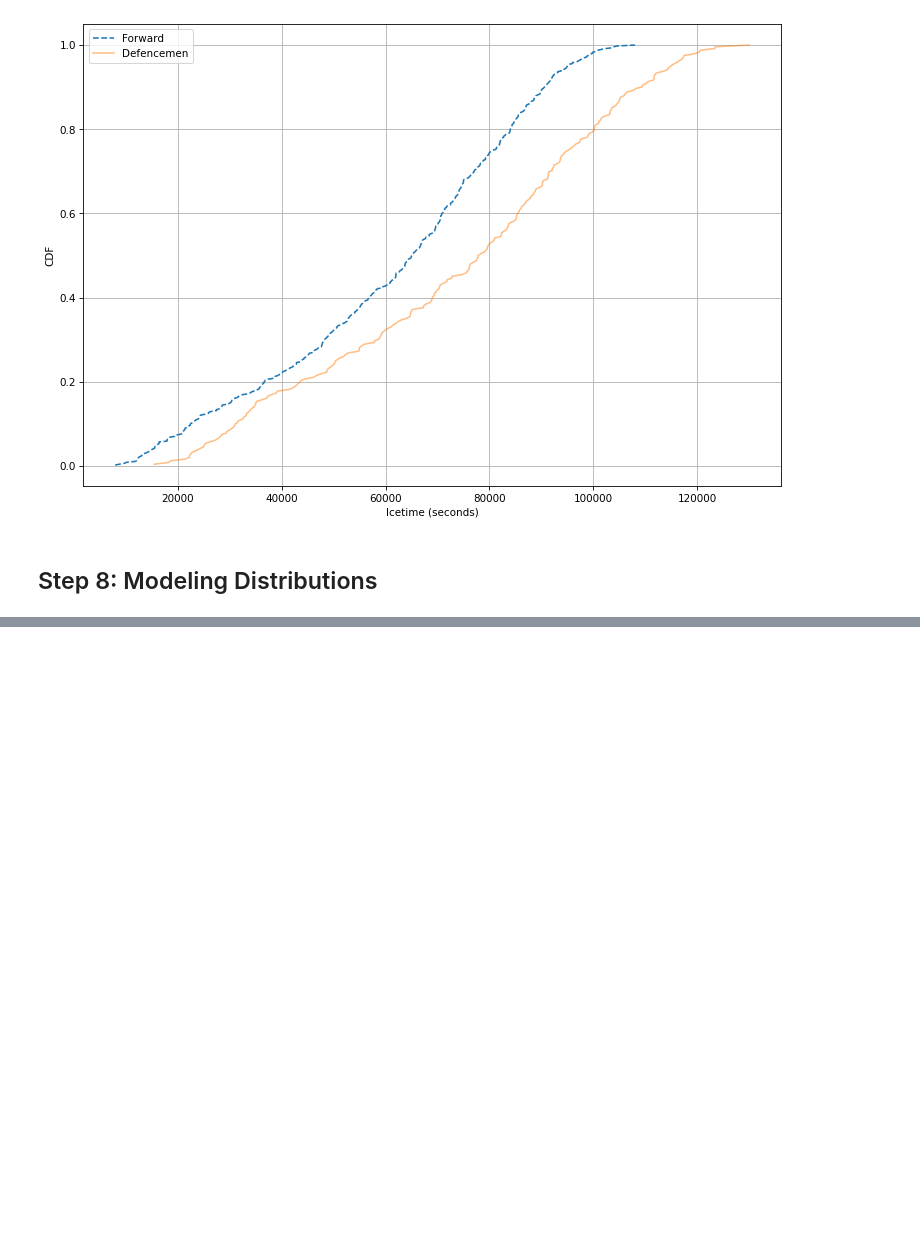
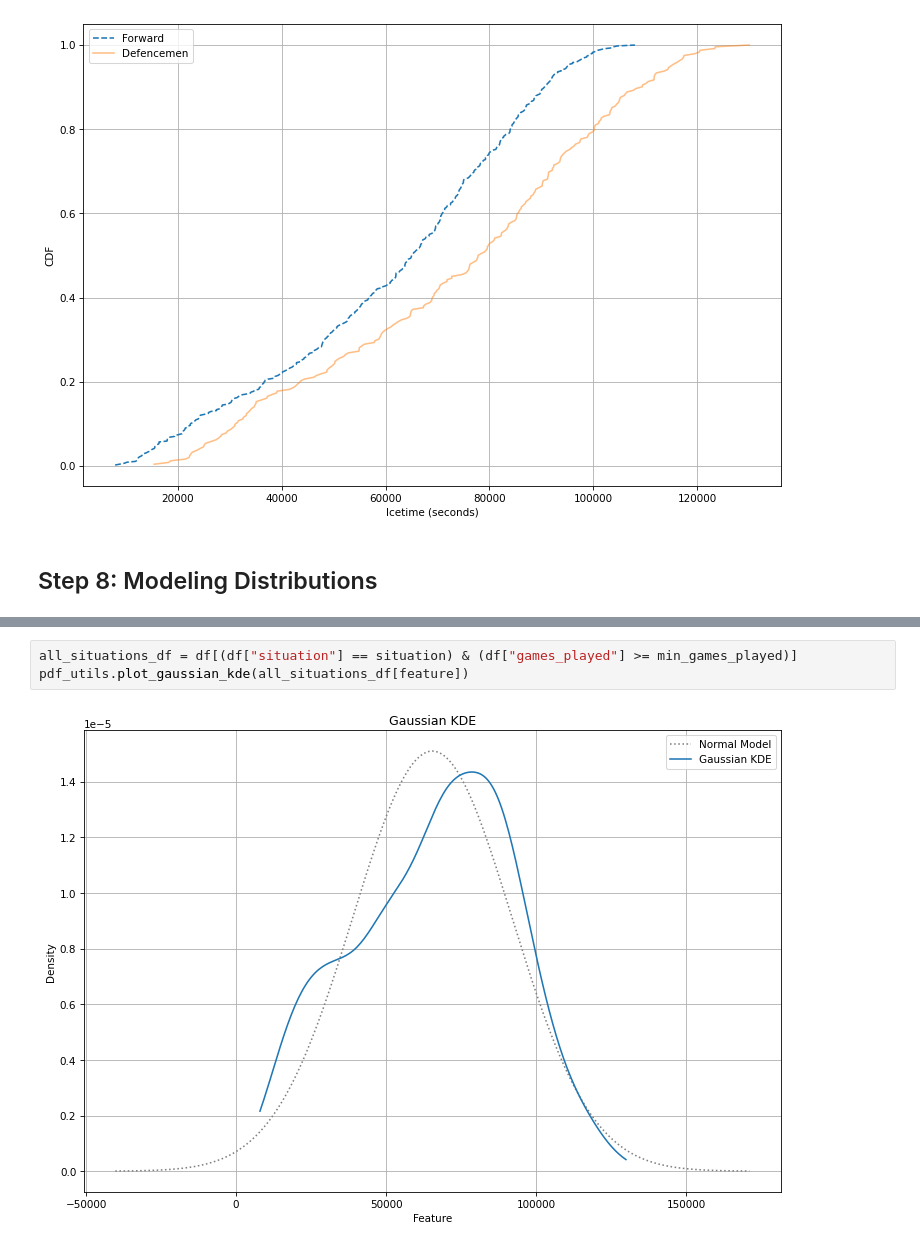
Before and after one commit to thedanicode24/moneypuck-data, a Jupyter notebook: skaters/icetime.ipynb, the cells around one changed output, grey strips where cells are left out. Drawn from its saved outputs; the diff is of its cells as text; blank space fills up the shorter version.

```diff
--- a/skaters/icetime.ipynb
+++ b/skaters/icetime.ipynb
@@ -171,0 +179,5 @@ cdf_utils.plot_two_cdfs(vals1, vals2, name1="Forward", name2="Defencemen", xlabe
+# %%
+all_situations_df = df[(df["situation"] == situation) & (df["games_played"] >= min_games_played)]
+pdf_utils.plot_gaussian_kde(all_situations_df[feature])
+# %% [output]
+[figure, added]
```
Also changed, not shown: parts of 3 cells of this notebook, 7 other files.
